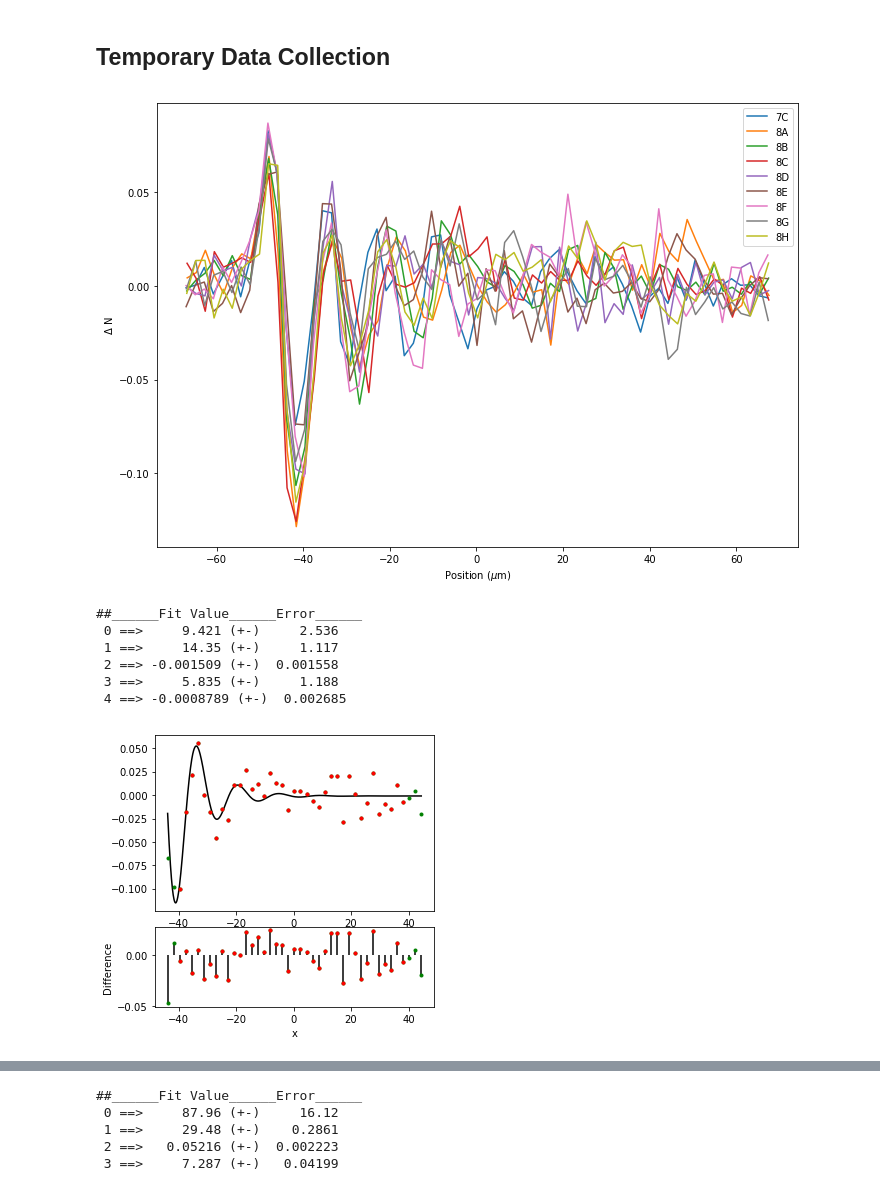
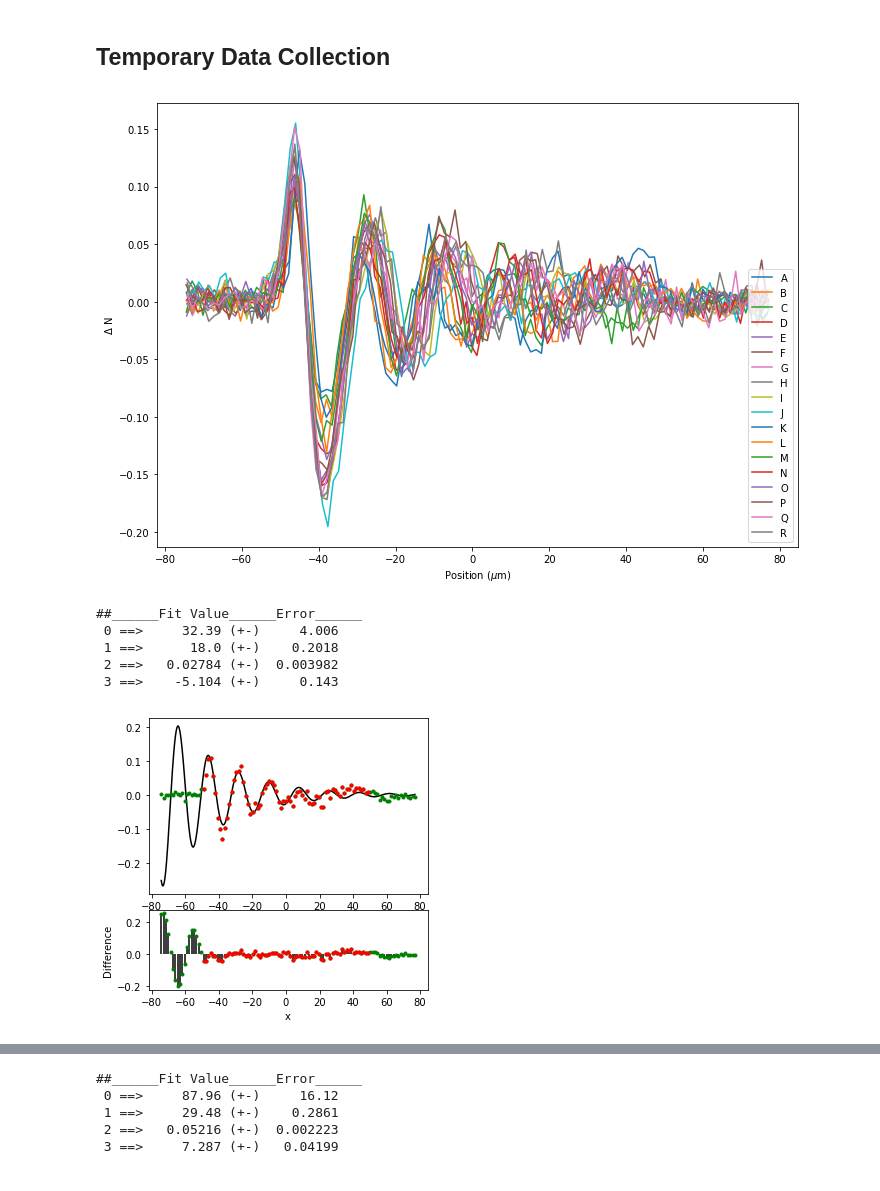
Before and after one commit to ranchop/QCalc, a Jupyter notebook: Box Shaking/Box Shaking Analyzer.ipynb, the cells around one changed output, grey strips where cells are left out. Cells and saved outputs as stored; diff of their text form; code cells hidden in the pictures.

```diff
--- a/Box Shaking/Box Shaking Analyzer.ipynb
+++ b/Box Shaking/Box Shaking Analyzer.ipynb
@@ -1198,2 +1198,3 @@ heatcycles = np.array([0,35,20,50,40,10,0,30,25])
-# %%
-collector['8H'] = movie_dN
+# %%
+datasets = ['A','B','C','D','E','F','G','H','I','J','K','L','M','N','O','P','Q', 'R']
+heatcycles = np.array([0,10,20,30,40,50,60,70,80,90,5,15,25,35,45, 55,65, 75])
@@ -1207,23 +1210,23 @@ plt.ylabel(r'$\Delta$ N')
 plt.xlabel(r'Position ($\mu$m)')
 plt.tight_layout()
 # %% [output]
-[figure, old version]
+[figure, new version]
 # %%
-def fitfun_sin_decay(x, x0, wavelength, amp=1, phase = 0, offset=0, slope=0):
-    return np.exp(-x/x0) * amp * np.sin(2*np.pi/wavelength * x - phase) + offset + slope*x
+def fitfun_sin_decay(x, l, wavelength, amp=1, phase = 0, offset=0, slope=0):
+    return np.exp(-x/l) * amp * np.sin(2*np.pi/wavelength * x - phase) + offset + slope*x
 # %%
-test = '8D'
-guess = [33, 15, 0.01, 0, 0.01]
-c = tp.Curve(collector[test][1].flatten(), collector[test][2].flatten()).trim(xlim=[-45, 45])
-fr, fe = c.fit(fitfun_sin_decay, guess, xlim=[-40, 40], plot=True)
+test = 'L'
+guess = [40, 20, 0.03, 0,]
+xlim = [-50, 50]
+c = tp.Curve(collector[test][1].flatten(), collector[test][2].flatten())#.trim(xlim=[-70, 70])
+fr, fe = c.fit(fitfun_sin_decay, guess, xlim=xlim, plot=True)
 # %% [output]
 ##______Fit Value______Error______
- 0 ==>     9.421 (+-)     2.536
- 1 ==>     14.35 (+-)     1.117
- 2 ==> -0.001509 (+-)  0.001558
- 3 ==>     5.835 (+-)     1.188
- 4 ==> -0.0008789 (+-)  0.002685
+ 0 ==>     32.39 (+-)     4.006
+ 1 ==>      18.0 (+-)    0.2018
+ 2 ==>   0.02784 (+-)  0.003982
+ 3 ==>    -5.104 (+-)     0.143
-[figure, old version]
+[figure, new version]
 # %%
 frs = []
 fes = []
```
Also changed, not shown: parts of 16 cells of this notebook, 1 other file.
